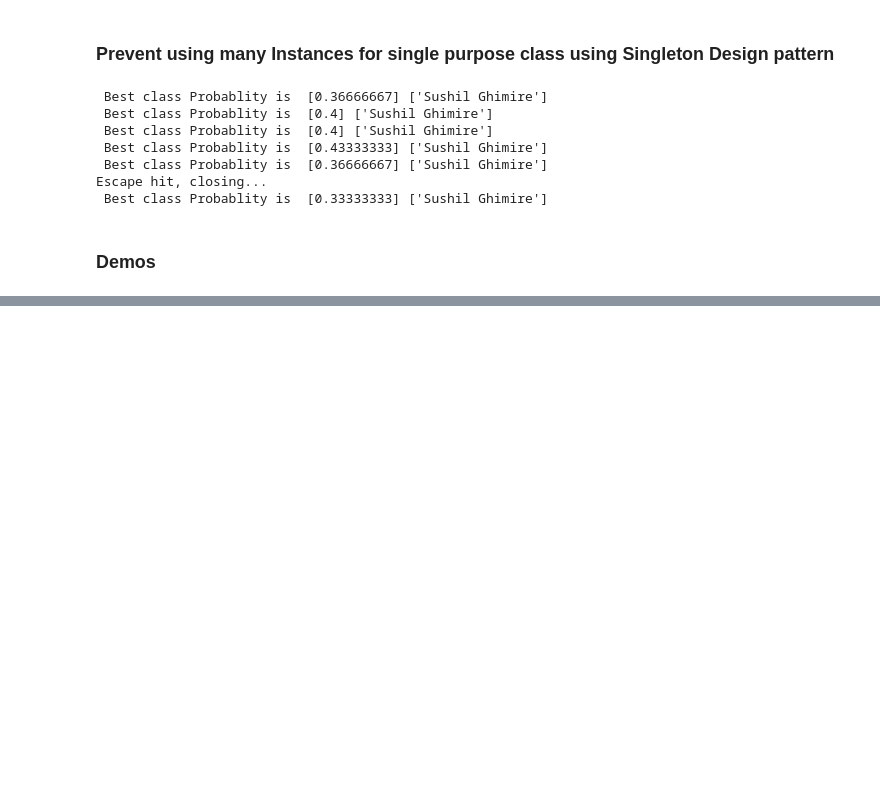
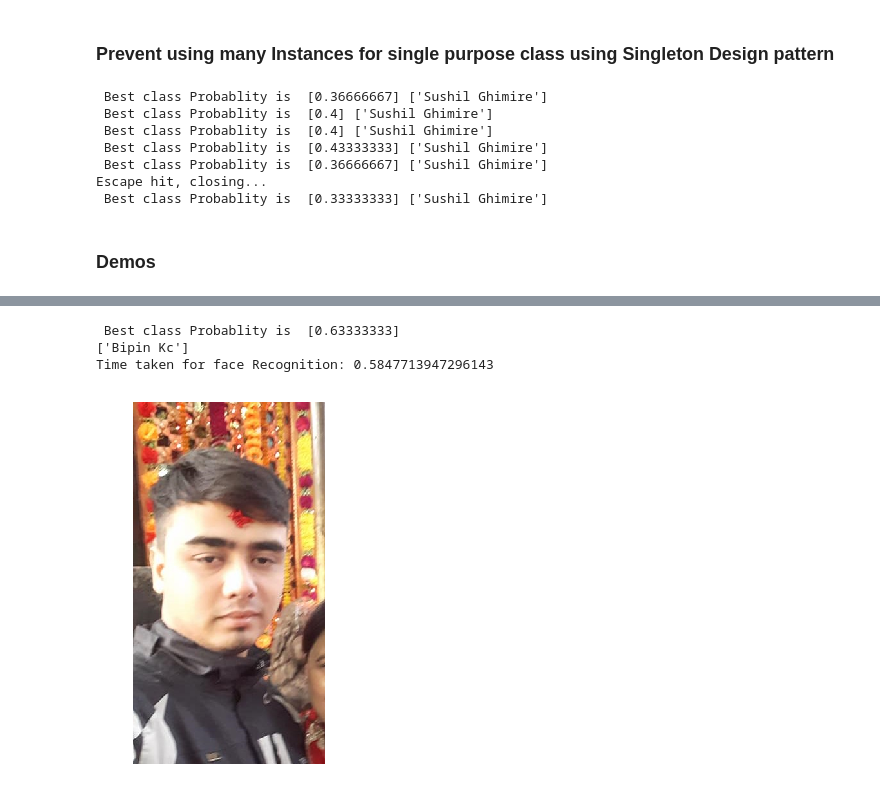
Before and after one commit to aadityachapagain/Facial_Recognition_System, a Jupyter notebook: MTCNN.ipynb, the cells around one changed output, grey strips where cells are left out. Saved outputs shown, nothing was run; the diff lists cells and outputs as text; code cells hidden in the pictures; blank space fills up the shorter version.

```diff
--- a/MTCNN.ipynb
+++ b/MTCNN.ipynb
@@ -1213,0 +1223,7 @@ Time taken for face Recognition: 1.2101233005523682
+# %%
+detect_from_image('./celeb_dataset/BBK.jpg')
+# %% [output]
+ Best class Probablity is  [0.63333333]
+['Bipin Kc']
+Time taken for face Recognition: 0.5847713947296143
+[figure, added]
```
Also changed, not shown: parts of 6 cells of this notebook.
